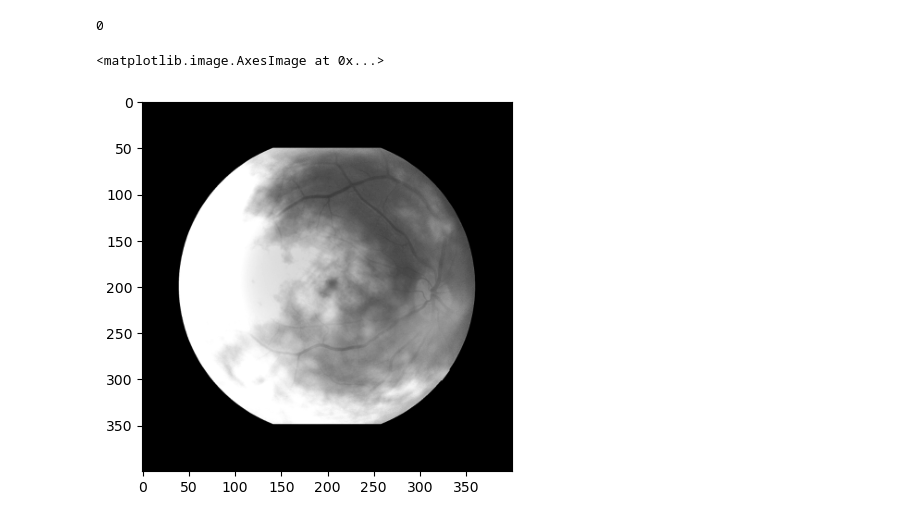
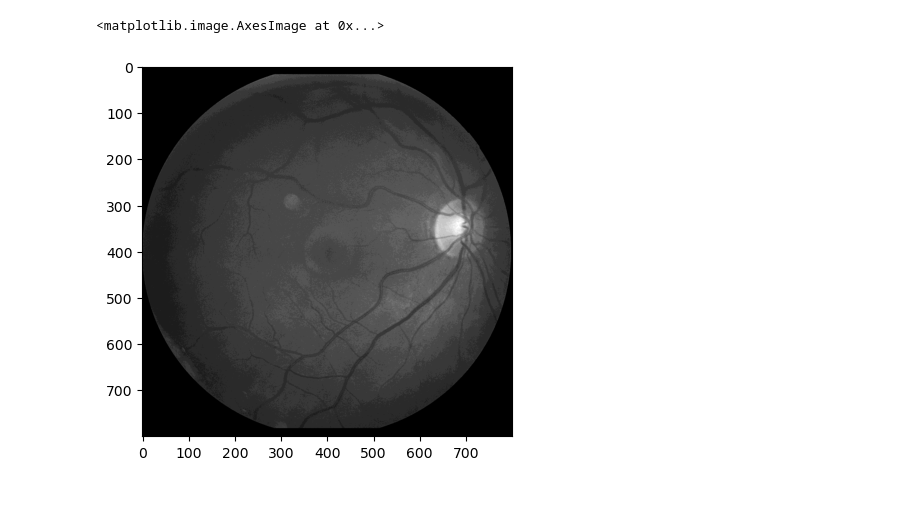
Before and after one commit to andruum/EyeQuality, a Jupyter notebook: nbs/dataset_utils.ipynb, the cells around one changed output. Drawn from its saved outputs; the diff is of its cells as text; code cells hidden in the pictures.

Commit message:
dataset augmentation

```diff
--- a/nbs/dataset_utils.ipynb
+++ b/nbs/dataset_utils.ipynb
@@ -148,14 +273,19 @@ ts, vs, cw = get_dataset(train_percent=0.9, rotation_transform=False)
+# %%
+dataset_paths = [os.path.join(DATASET_PATH, 'processed'),
+                     os.path.join(DATASET_PATH, 'processed_test')]
+
+dataset_eye_distorted = EyeQDatasetDistorted(dataset_paths)
+# %%
+dst_iter = iter(dataset_eye_distorted)
 # %%
-ts[0][0]
+smpl = next(dst_iter)
-# %% [output]
-0
 # %%
-img = ts[0][1]
+img = smpl[1]
 # %%
-plt.imshow(prepare_for_vis(img),cmap='gray')
+plt.imshow(convert_to_image(img).transpose(1,2,0),cmap='gray')
 # %% [output]
 <matplotlib.image.AxesImage at 0x...>
-[figure, old version]
+[figure, new version]
 # %%
 #|default_exp dataset_utils
 #|hide
```
Also changed, not shown: parts of 7 cells of this notebook, 4 other files.
